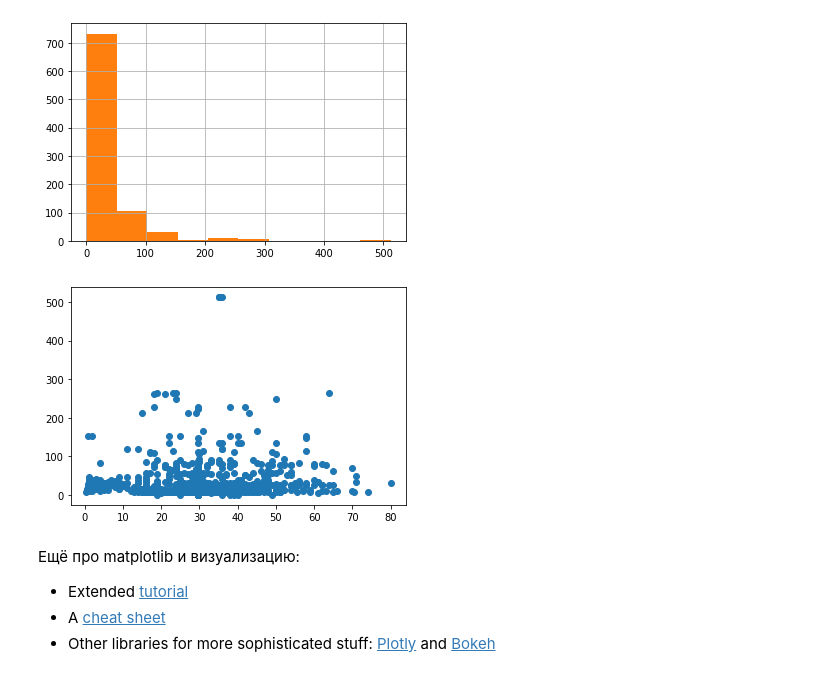
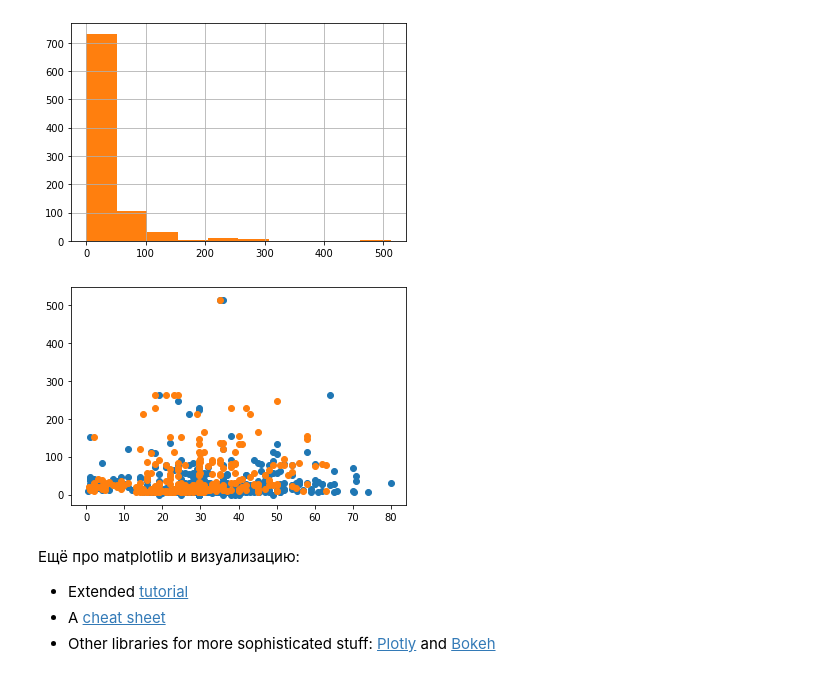
Before and after one commit to silaeder-informatics/Introduction-to-Data-Science, a Jupyter notebook: titanic-gekkon.ipynb, the cells around one changed output. Cells and saved outputs as stored; diff of their text form; code cells hidden in the pictures.

```diff
--- a/titanic-gekkon.ipynb
+++ b/titanic-gekkon.ipynb
@@ -352,12 +352,13 @@ data.Fare.hist()
 # %%
 # Нарисуйте точки: вертикальная ось - стоимость билета, горизонтальная ось - возраст пассажира
 
-plt.scatter(data.Age, data.Fare)
+plt.scatter(data[data.Sex == 'male'].Age, data[data.Sex == 'male'].Fare)
+plt.scatter(data[data.Sex == 'female'].Age, data[data.Sex == 'female'].Fare)
 plt.show()
 
 # кто сможет нарисовать точки мужчин и женщин разными цветами тот молодец
 # %% [output]
-[figure, old version]
+[figure, new version]
 # %% [markdown]
 Ещё про matplotlib и визуализацию:
 * Extended [tutorial](https://matplotlib.org/2.0.2/users/pyplot_tutorial.html)
```
Also changed, not shown: parts of 3 cells of this notebook, 3 other files.
